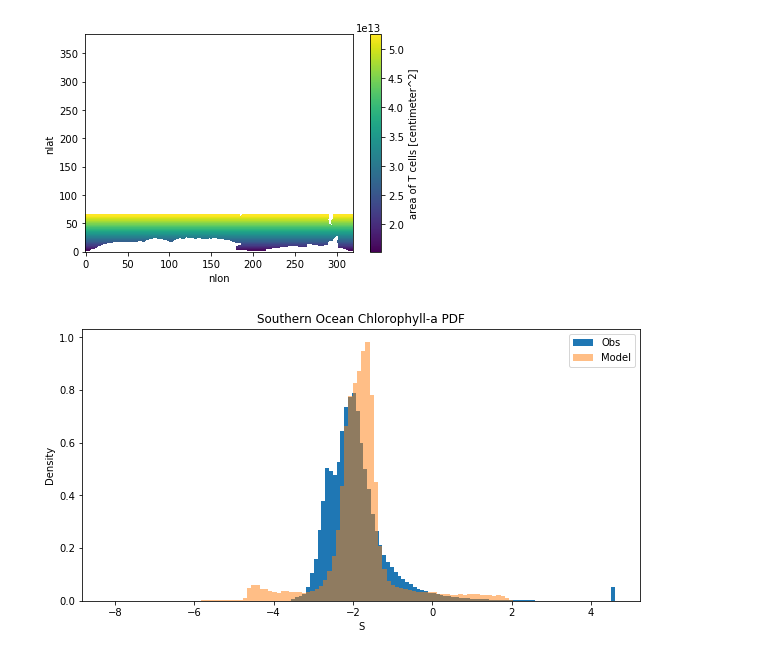
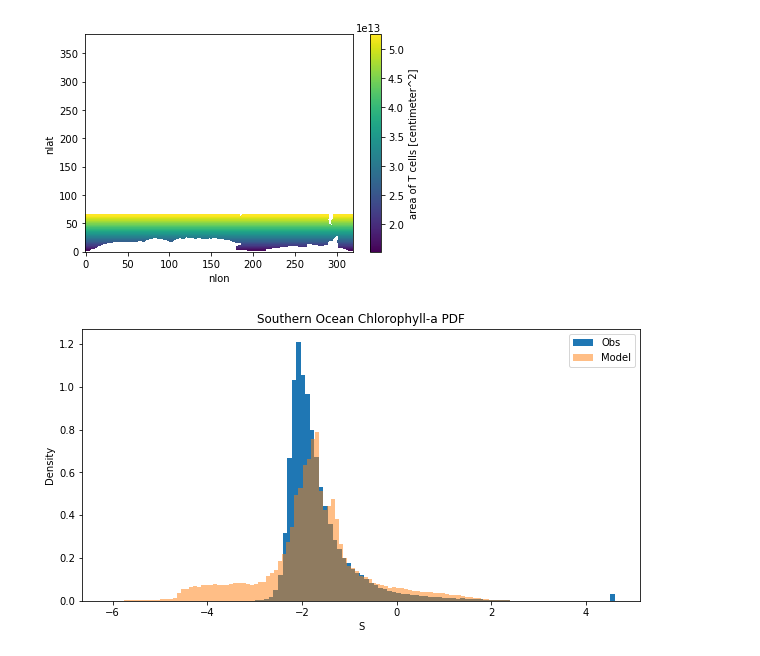
Before and after one commit to Zephyr-Sylvester/krill-cesm-le, a Jupyter notebook: notebooks/Obs_v_Mods.ipynb, the cells around one changed output. Saved outputs shown, nothing was run; the diff lists cells and outputs as text; code cells hidden in the pictures.

```diff
--- a/notebooks/Obs_v_Mods.ipynb
+++ b/notebooks/Obs_v_Mods.ipynb
@@ -150,19 +150,23 @@ SO_mask.plot()
 <matplotlib.collections.QuadMesh at 0x...>
 [figure]
 # %%
-mod_log_trans = np.log(dsmod.Chl_surf.where(dsmod.Chl_surf>0 & (dsmod.TLAT <= -45)))
-obs_log_trans = np.log(dsobs.chl_gsm.where(dsobs.chl_gsm>0 & (dsobs.TLAT <= -45)))
-
+#Subset to Southern Ocean
+ds_ob_so = dsobs.where(dsobs.TLAT <= -45)
+ds_mod_so = dsmod.where(dsmod.TLAT <= -45)
+#Log transform the data
+mod_log_trans = np.log(ds_mod_so.Chl_surf.where(ds_mod_so.Chl_surf>0 & (ds_mod_so.TLAT <= -45)))
+obs_log_trans = np.log(ds_ob_so.chl_gsm.where(ds_ob_so.chl_gsm>0 & (ds_ob_so.TLAT <= -45)))
+#Make them a vector
 S_obs = obs_log_trans.values.ravel()
 S_sim = mod_log_trans.values.ravel()
-
+#Plot!
 plt.figure(figsize=(10, 5))
 plt.hist(S_obs, 100, density=True, label='Obs');
 plt.hist(S_sim, 100, density=True, alpha=0.5, label='Model');
 plt.xlabel('S')
 plt.title('Southern Ocean Chlorophyll-a PDF')
 plt.ylabel('Density');
 plt.legend();
 #plt.savefig(save_path+'model vs obs chl compare feb 5.png')
 # %% [output]
-[figure, old version]
+[figure, new version]
```
Also changed, not shown: parts of 3 cells of this notebook.
